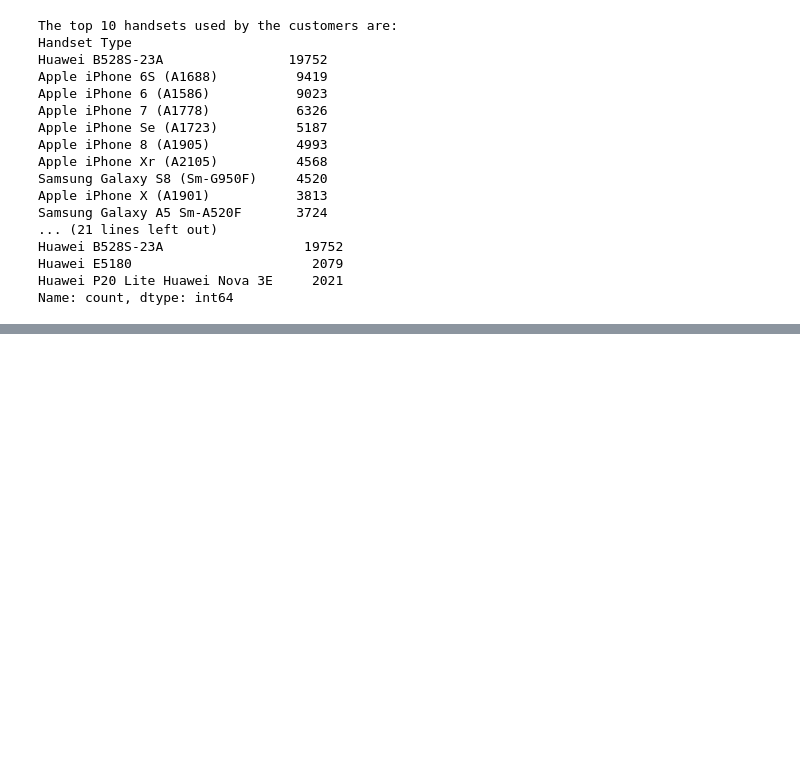
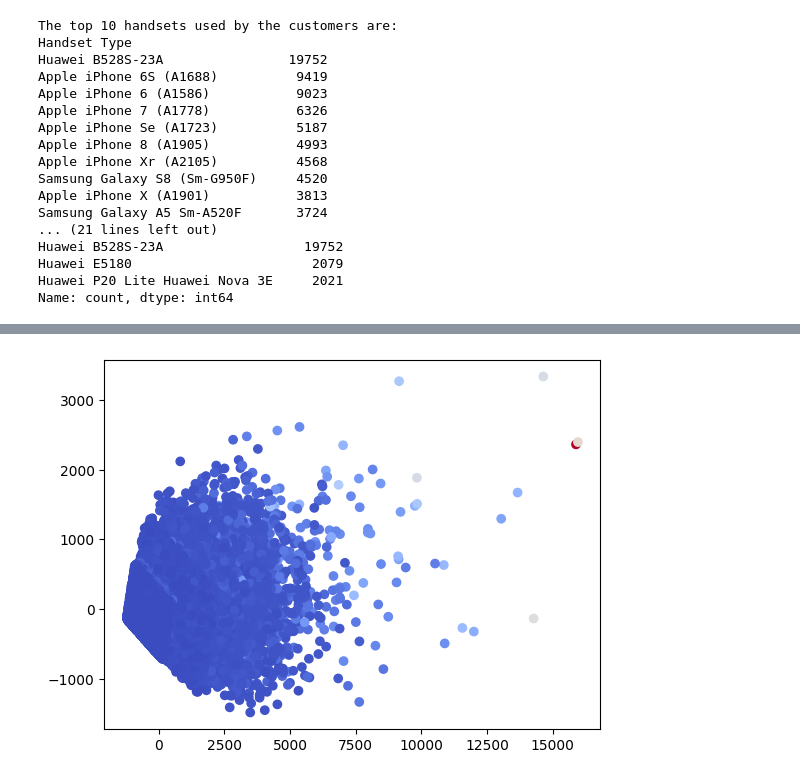
Before and after one commit to Leoul39/AIM-Week_2, a Jupyter notebook: notebooks/Overview.ipynb, the cells around one changed output, grey strips where cells are left out. Drawn from its saved outputs; the diff is of its cells as text; code cells hidden in the pictures; blank space fills up the shorter version.

```diff
--- a/notebooks/Overview.ipynb
+++ b/notebooks/Overview.ipynb
@@ -115,0 +163,4 @@ Name: count, dtype: int64
+# %%
+pca(overview_data);
+# %% [output]
+[figure, added]
```
Also changed, not shown: parts of 10 cells of this notebook, 2 other files.
